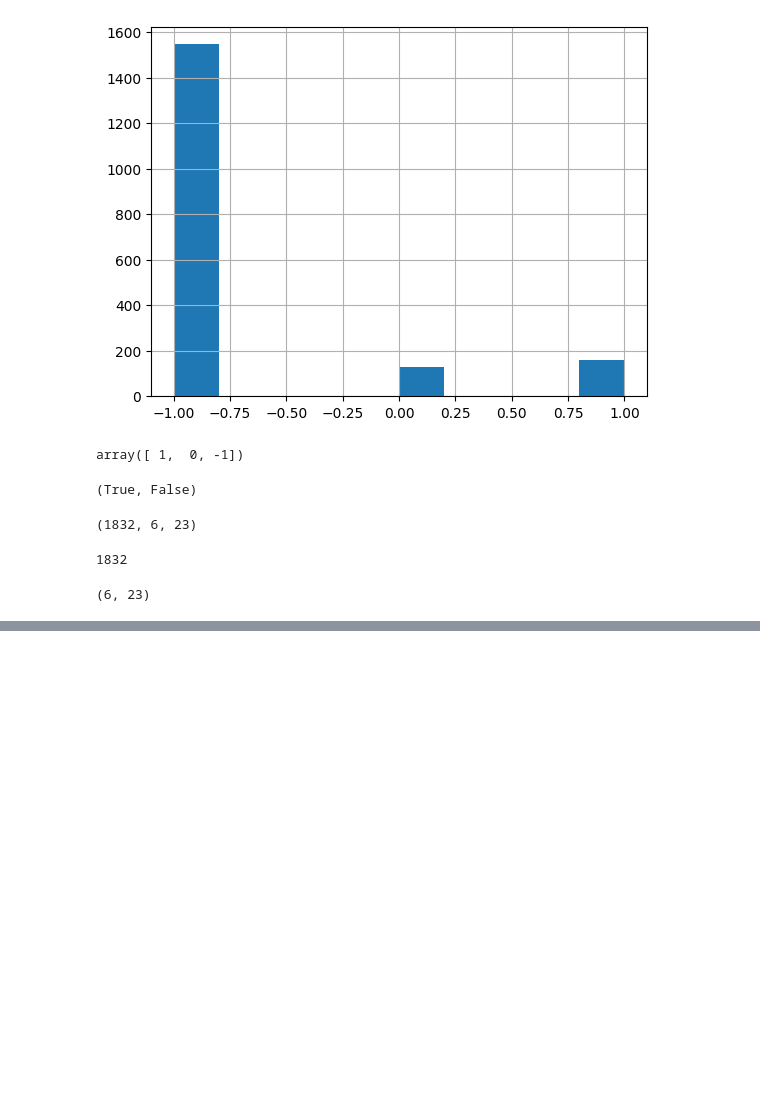
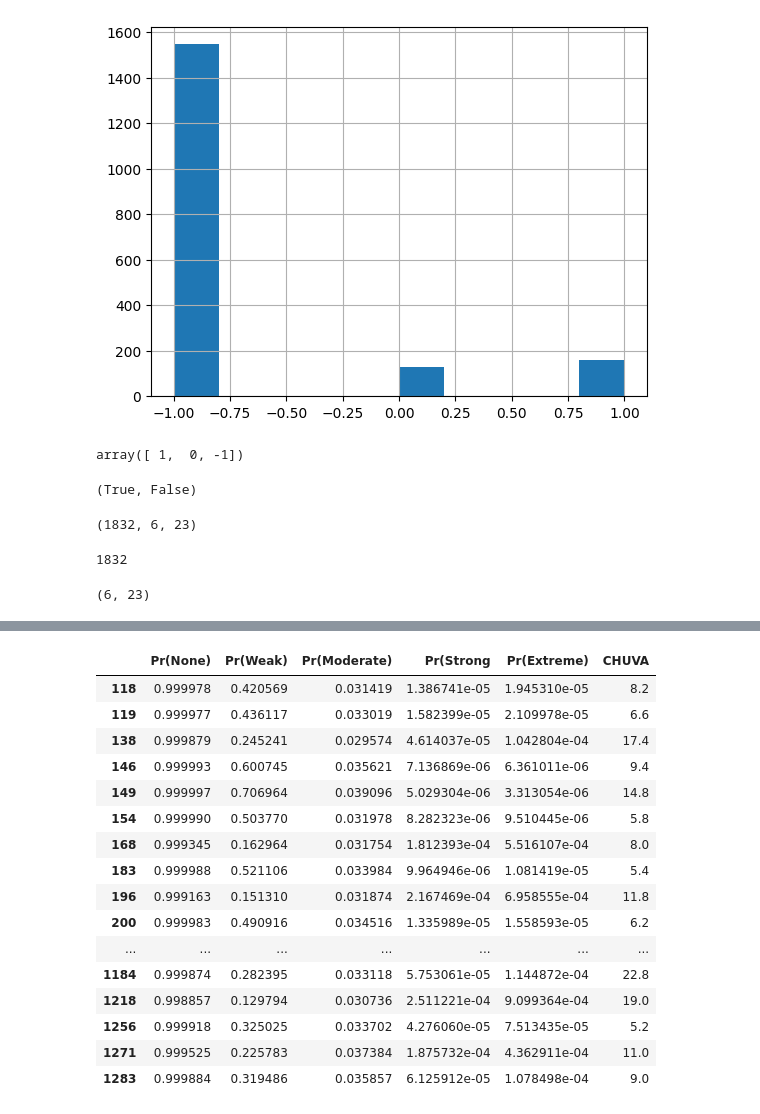
Before and after one commit to NietoCurcio/atmoseer, a Jupyter notebook: notebooks/error_analisys.ipynb, the cells around one changed output, grey strips where cells are left out. Drawn from its saved outputs; the diff is of its cells as text; code cells hidden in the pictures; blank space fills up the shorter version.

```diff
--- a/notebooks/error_analisys.ipynb
+++ b/notebooks/error_analisys.ipynb
@@ -217,7 +218,7 @@ def predict(model, X):
     print("X")
     print("Test X for NaN...", np.isnan(X).any())
     print(f"X.shape: {X.shape}")
-    print(X[1:1])
+    print(X[1:2])
 
     test_x_tensor = torch.from_numpy(X.astype('float64'))
     test_x_tensor = torch.permute(test_x_tensor, (0, 2, 1))
@@ -242,7 +243,7 @@ def predict(model, X):
 
     y_pred = np.vstack(outputs)
 
-    return y_pred
+    return y_pred, yb_pred_encoded
 
 def ordinalencoding2labels(pred: np.ndarray):
     """Convert ordinal predictions to class labels, e.g.
@@ -254,7 +255,7 @@ def ordinalencoding2labels(pred: np.ndarray):
     """
     return (pred > 0.5).cumprod(axis=1).sum(axis=1) - 1
 
-predict(model, X_test)
+y_pred, yb_pred_encoded = predict(model, X_test)
 # %% [output]
 Evaluating ordinal classification model...
 X
@@ -310,0 +316,5 @@ df_1997_2023.to_csv('../data/numerical_models/ERA5_A652_1997_2023.csv')
+# %%
+# Create the pandas DataFrame
+df = pd.DataFrame(yb_pred_encoded, columns = ['Pr(None)', 'Pr(Weak)', 'Pr(Moderate)', 'Pr(Strong', 'Pr(Extreme)'])
+df['CHUVA'] = y_test
+df[df.CHUVA >= 25].head(50)
@@ -310,0 +329,20 @@ df_1997_2023.to_csv('../data/numerical_models/ERA5_A652_1997_2023.csv')
+# %%
+df[(df.CHUVA >= 5) & (df.CHUVA <= 25)].head(50)
+# %% [output]
+|  | Pr(None) | Pr(Weak) | Pr(Moderate) | Pr(Strong | Pr(Extreme) | CHUVA |
+| 118 | 0.999978 | 0.420569 | 0.031419 | 1.386741e-05 | 1.945310e-05 | 8.2 |
+| 119 | 0.999977 | 0.436117 | 0.033019 | 1.582399e-05 | 2.109978e-05 | 6.6 |
+| 138 | 0.999879 | 0.245241 | 0.029574 | 4.614037e-05 | 1.042804e-04 | 17.4 |
+| 146 | 0.999993 | 0.600745 | 0.035621 | 7.136869e-06 | 6.361011e-06 | 9.4 |
+| 149 | 0.999997 | 0.706964 | 0.039096 | 5.029304e-06 | 3.313054e-06 | 14.8 |
+| 154 | 0.999990 | 0.503770 | 0.031978 | 8.282323e-06 | 9.510445e-06 | 5.8 |
+| 168 | 0.999345 | 0.162964 | 0.031754 | 1.812393e-04 | 5.516107e-04 | 8.0 |
+| 183 | 0.999988 | 0.521106 | 0.033984 | 9.964946e-06 | 1.081419e-05 | 5.4 |
+| 196 | 0.999163 | 0.151310 | 0.031874 | 2.167469e-04 | 6.958555e-04 | 11.8 |
+| 200 | 0.999983 | 0.490916 | 0.034516 | 1.335989e-05 | 1.558593e-05 | 6.2 |
+| ... | ... | ... | ... | ... | ... | ... |
+| 1184 | 0.999874 | 0.282395 | 0.033118 | 5.753061e-05 | 1.144872e-04 | 22.8 |
+| 1218 | 0.998857 | 0.129794 | 0.030736 | 2.511221e-04 | 9.099364e-04 | 19.0 |
+| 1256 | 0.999918 | 0.325025 | 0.033702 | 4.276060e-05 | 7.513435e-05 | 5.2 |
+| 1271 | 0.999525 | 0.225783 | 0.037384 | 1.875732e-04 | 4.362911e-04 | 11.0 |
+| 1283 | 0.999884 | 0.319486 | 0.035857 | 6.125912e-05 | 1.078498e-04 | 9.0 |
```
Also changed, not shown: parts of 16 cells of this notebook, 10 other files.
